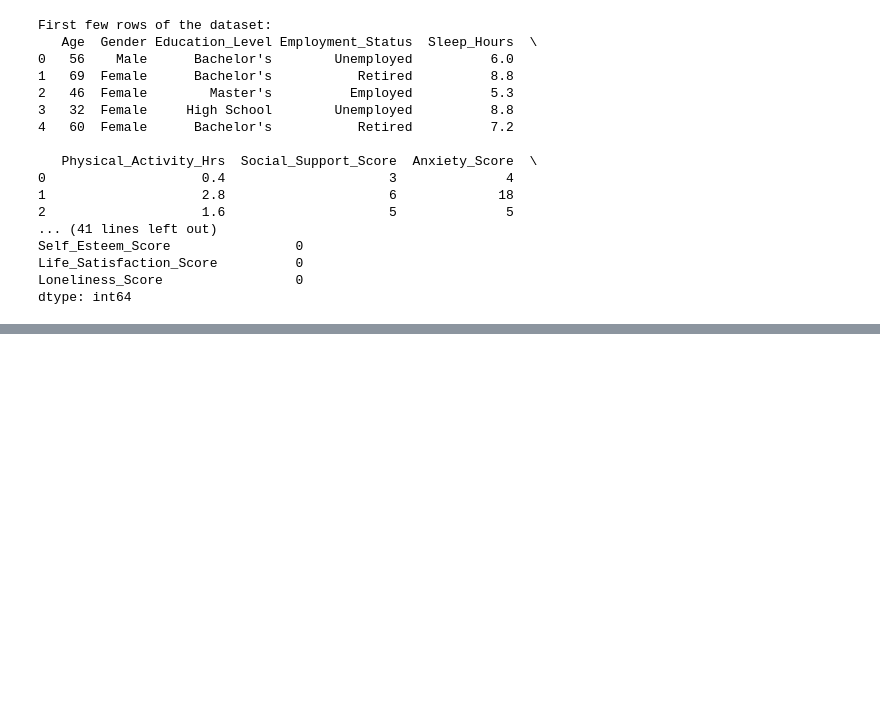
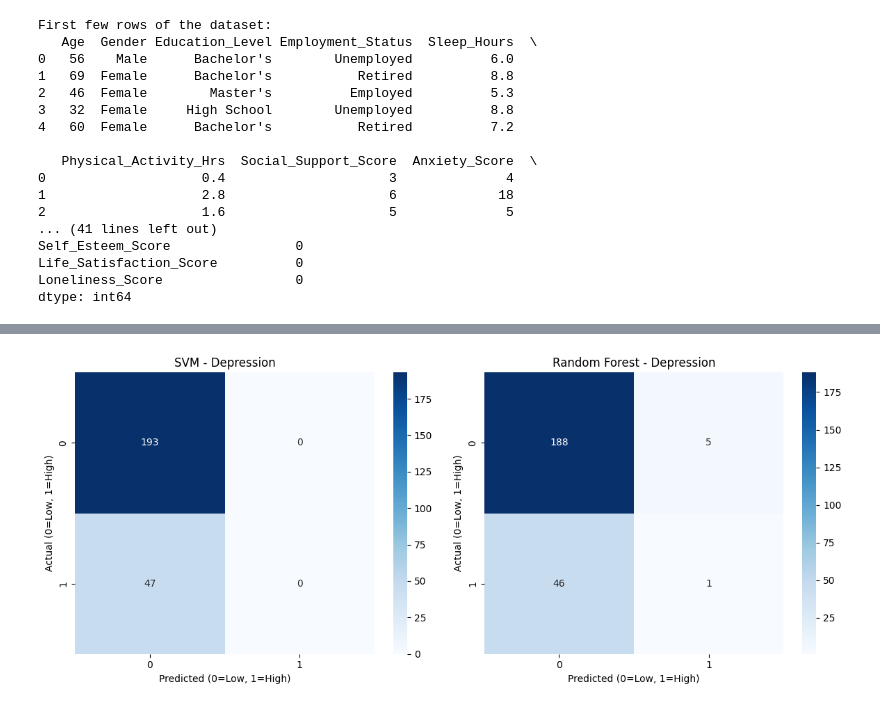
Before and after one commit to Chetakk/Mental-Health-Prediction, a Jupyter notebook: notebooks/Main.ipynb, the cells around one changed output, grey strips where cells are left out. Cells and saved outputs as stored; diff of their text form; code cells hidden in the pictures; blank space fills up the shorter version.

```diff
--- a/notebooks/Main.ipynb
+++ b/notebooks/Main.ipynb
@@ -118,0 +180,14 @@ Top 10 most important features:
+# %%
+# 8. Random Forest Classification
+# Train Random Forest for Depression
+rf_depression = RandomForestClassifier(n_estimators=100, random_state=42)
+rf_depression.fit(X_train_selected, y_train_class)
+
+# Make predictions
+rf_pred = rf_depression.predict(X_test_selected)
+
+# Print results
+print("Random Forest Classification Results:")
+print(f"Accuracy: {accuracy_score(y_test_class, rf_pred):.4f}")
+print("\nClassification Report:")
+print(classification_report(y_test_class, rf_pred))
@@ -118,0 +238,25 @@ Top 10 most important features:
+# %%
+# Cell 11: Confusion Matrices
+plt.figure(figsize=(12, 5))
+
+# Create confusion matrices
+svm_cm = confusion_matrix(y_test_class, svm_pred)
+rf_cm = confusion_matrix(y_test_class, rf_pred)
+
+# Plot confusion matrices
+plt.subplot(1, 2, 1)
+sns.heatmap(svm_cm, annot=True, fmt='d', cmap='Blues')
+plt.title('SVM - Depression')
+plt.xlabel('Predicted (0=Low, 1=High)')
+plt.ylabel('Actual (0=Low, 1=High)')
+
+plt.subplot(1, 2, 2)
+sns.heatmap(rf_cm, annot=True, fmt='d', cmap='Blues')
+plt.title('Random Forest - Depression')
+plt.xlabel('Predicted (0=Low, 1=High)')
+plt.ylabel('Actual (0=Low, 1=High)')
+
+plt.tight_layout()
+plt.show()
+# %% [output]
+[figure, added]
```
Also changed, not shown: parts of 12 cells of this notebook.
